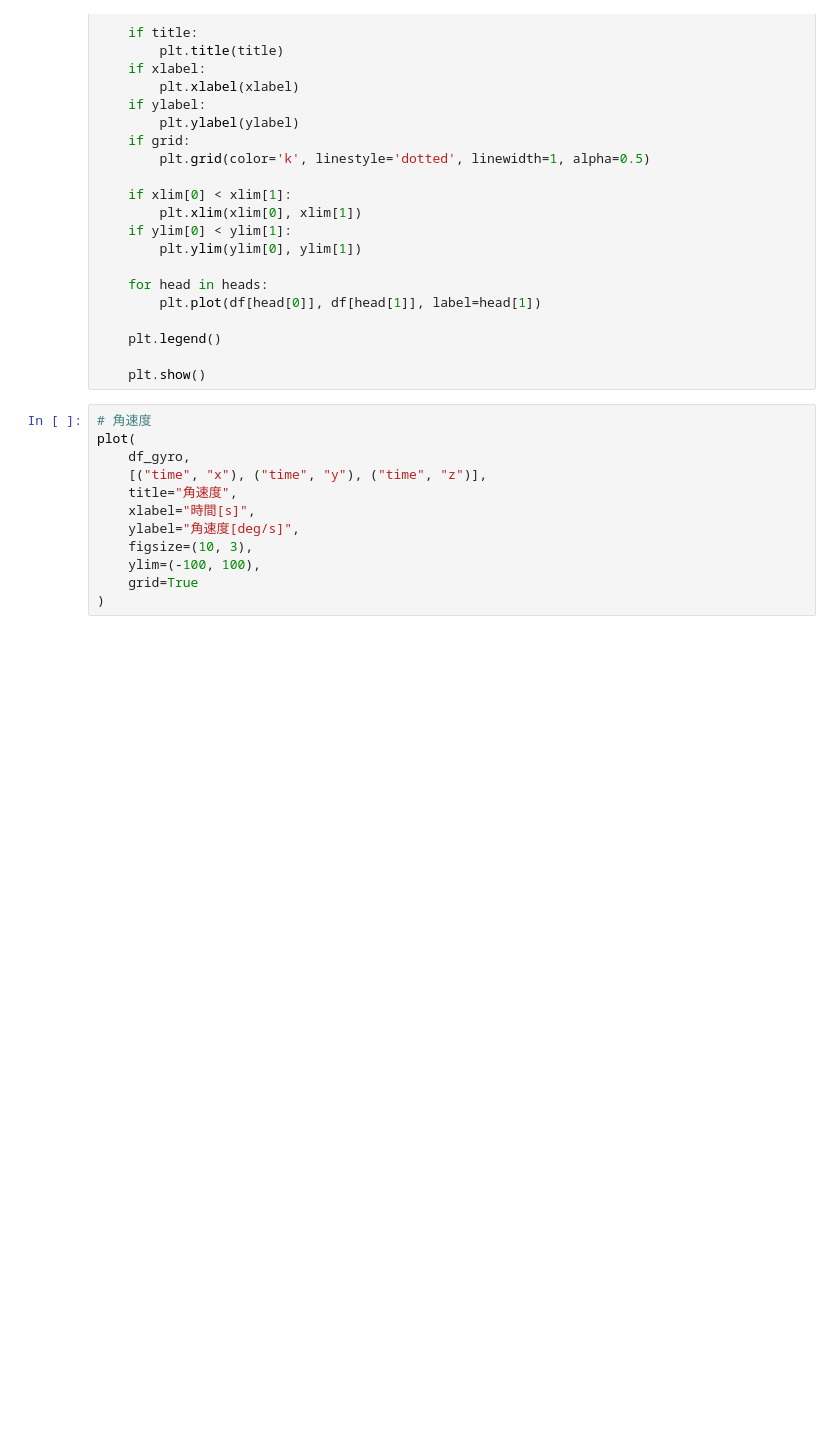
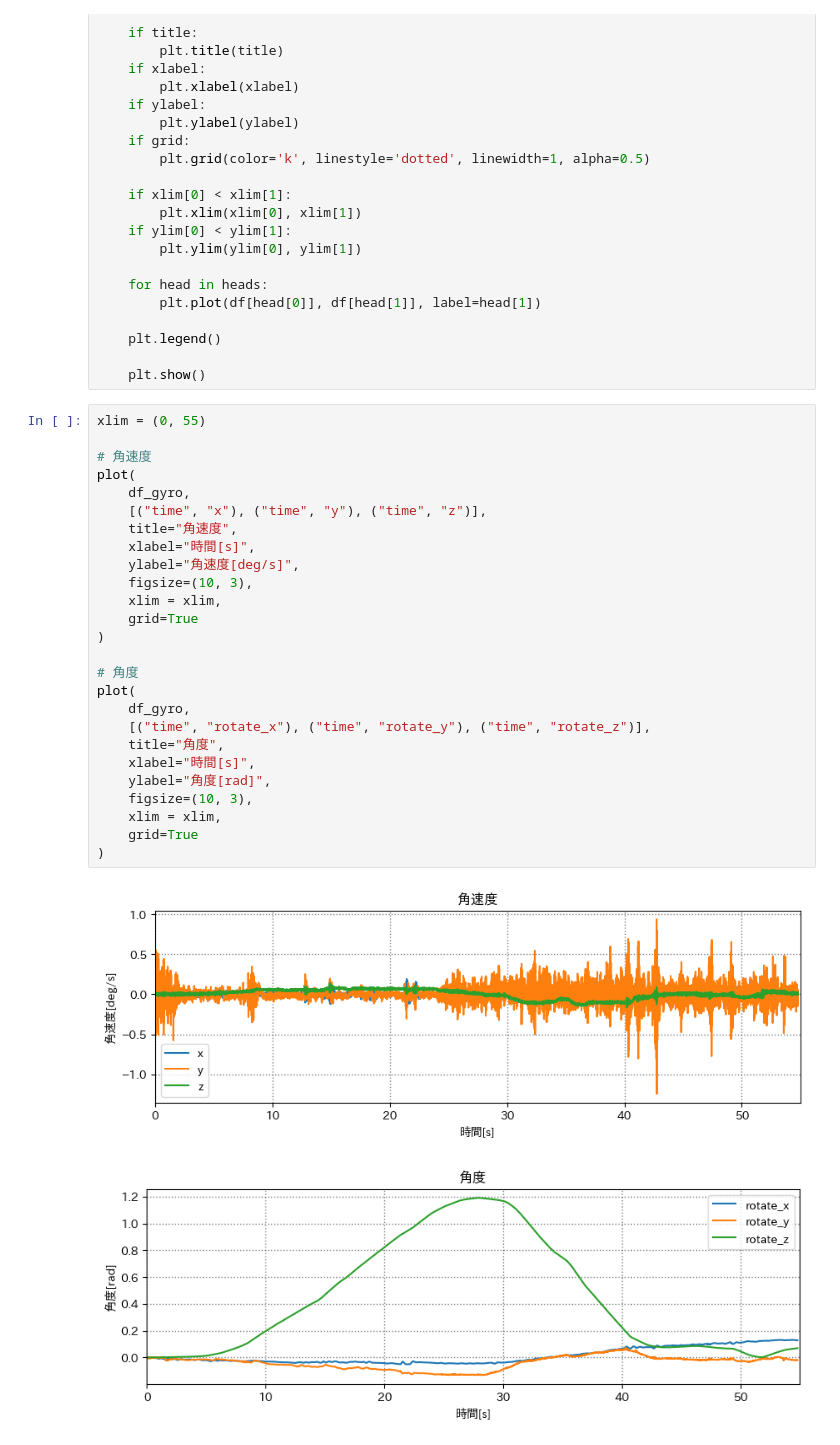
Before and after one commit to SatooRu65536/sensing-logs, a Jupyter notebook: generate_graph/gyroscope.ipynb, the cells around one changed output. Cells and saved outputs as stored; diff of their text form; blank space fills up the shorter version.

```diff
--- a/generate_graph/gyroscope.ipynb
+++ b/generate_graph/gyroscope.ipynb
@@ -54,14 +55,31 @@ def plot(
 
     plt.show()
 # %%
+xlim = (0, 55)
+
 # 角速度
 plot(
     df_gyro,
     [("time", "x"), ("time", "y"), ("time", "z")],
     title="角速度",
     xlabel="時間[s]",
     ylabel="角速度[deg/s]",
     figsize=(10, 3),
-    ylim=(-100, 100),
+    xlim = xlim,
     grid=True
 )
+
+# 角度
+plot(
+    df_gyro,
+    [("time", "rotate_x"), ("time", "rotate_y"), ("time", "rotate_z")],
+    title="角度",
+    xlabel="時間[s]",
+    ylabel="角度[rad]",
+    figsize=(10, 3),
+    xlim = xlim,
+    grid=True
+)
+# %% [output]
+[figure, added]
+[figure, added]
```
Also changed, not shown: parts of 3 cells of this notebook, 36 other files.
